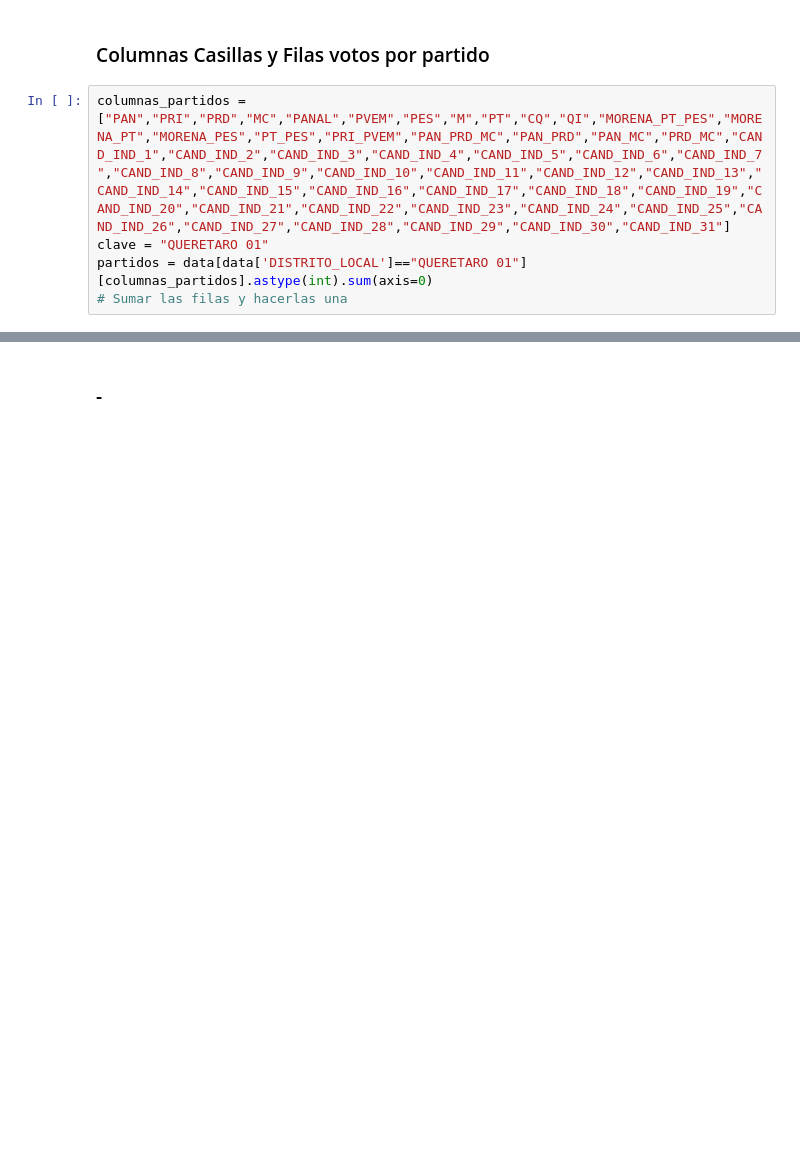
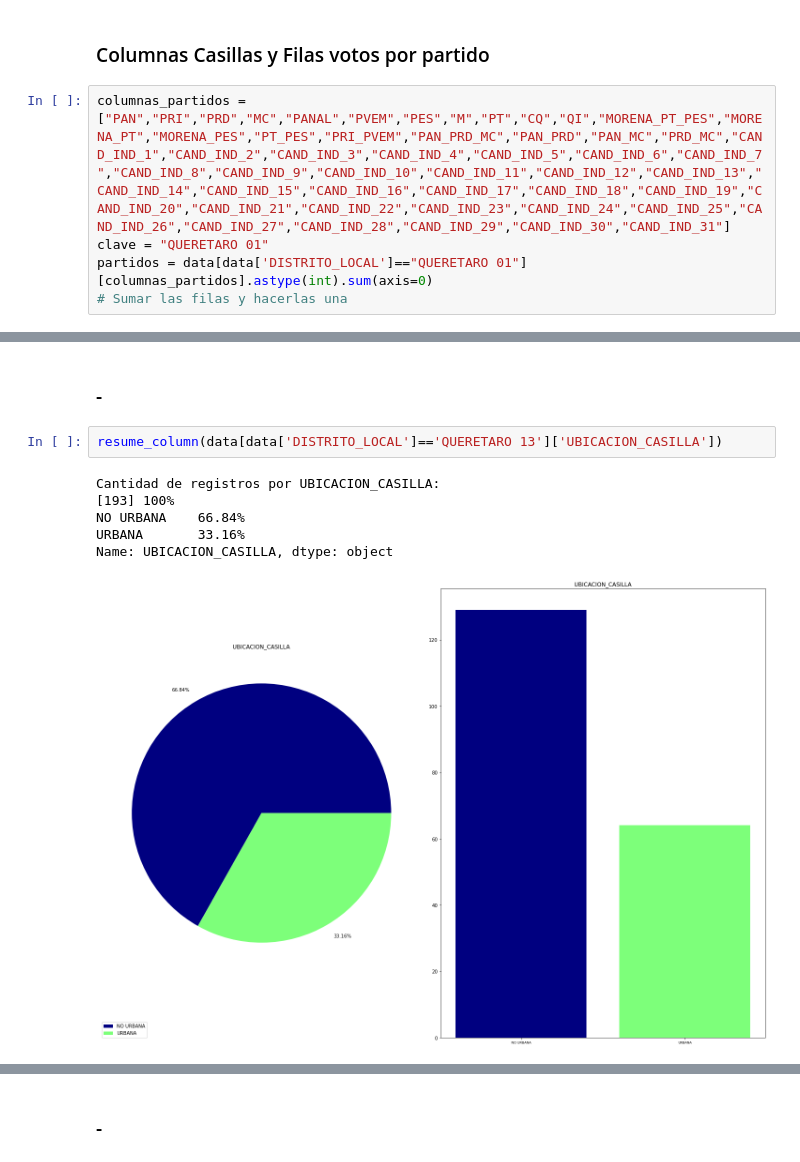
Before and after one commit to M1ndBlast/Data-Mining, a Jupyter notebook: analisis_datos.ipynb, the cells around one changed output, grey strips where cells are left out. Cells and saved outputs as stored; diff of their text form; blank space fills up the shorter version.

```diff
--- a/analisis_datos.ipynb
+++ b/analisis_datos.ipynb
@@ -340,0 +250,11 @@ Name: count, dtype: object
+# %% [markdown]
+### -
+# %%
+resume_column(data[data['DISTRITO_LOCAL']=='QUERETARO 13']['UBICACION_CASILLA'])
+# %% [output]
+Cantidad de registros por UBICACION_CASILLA:
+[193] 100%
+NO URBANA    66.84%
+URBANA       33.16%
+Name: UBICACION_CASILLA, dtype: object
+[figure, added]
```
Also changed, not shown: parts of 12 cells of this notebook.
